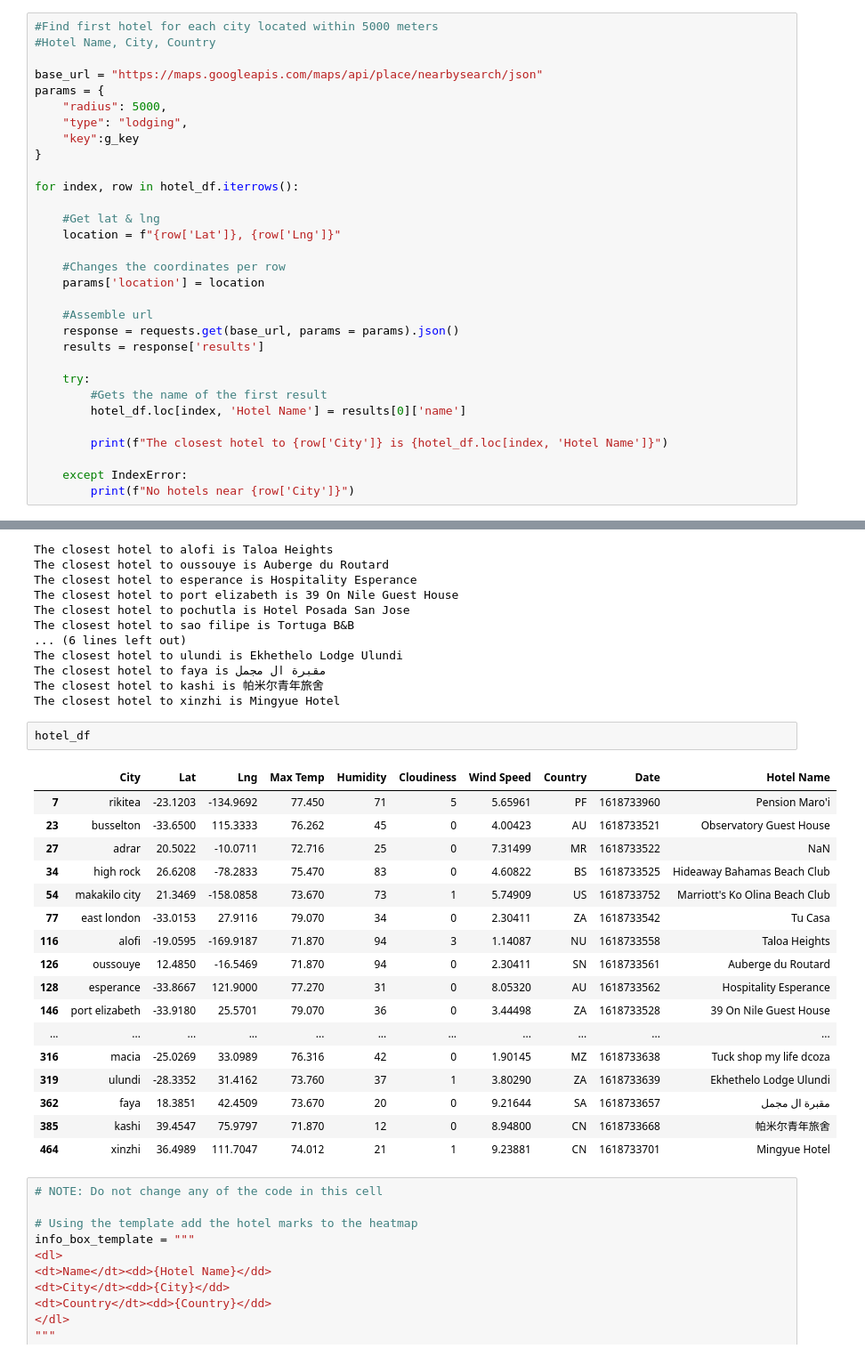
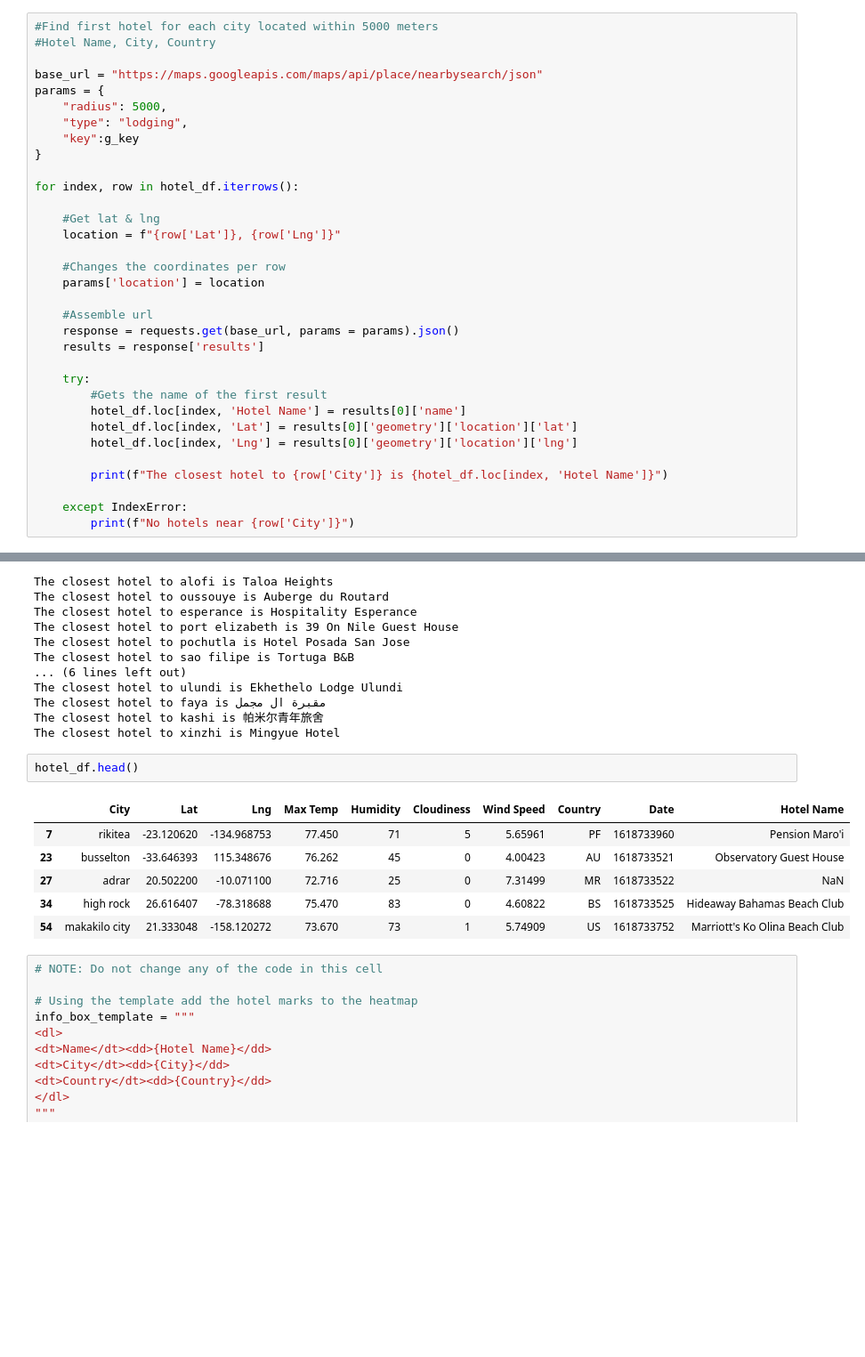
Before and after one commit to carmelamonis/python-api-challenge, a Jupyter notebook: VacationPy/VacationPy.ipynb, the cells around one changed output, grey strips where cells are left out. Shown at 89% size. Saved outputs shown, nothing was run; the diff lists cells and outputs as text; blank space fills up the shorter version.

```diff
--- a/VacationPy/VacationPy.ipynb
+++ b/VacationPy/VacationPy.ipynb
@@ -146,6 +154,8 @@ for index, row in hotel_df.iterrows():
     try:
         #Gets the name of the first result
         hotel_df.loc[index, 'Hotel Name'] = results[0]['name']
+        hotel_df.loc[index, 'Lat'] = results[0]['geometry']['location']['lat']
+        hotel_df.loc[index, 'Lng'] = results[0]['geometry']['location']['lng']
 
         print(f"The closest hotel to {row['City']} is {hotel_df.loc[index, 'Hotel Name']}")
 
@@ -170,25 +180,14 @@ The closest hotel to faya is مقبرة ال مجمل
 The closest hotel to kashi is 帕米尔青年旅舍
 The closest hotel to xinzhi is Mingyue Hotel
 # %%
-hotel_df
+hotel_df.head()
 # %% [output]
 |  | City | Lat | Lng | Max Temp | Humidity | Cloudiness | Wind Speed | Country | Date | Hotel Name |
-| 7 | rikitea | -23.1203 | -134.9692 | 77.450 | 71 | 5 | 5.65961 | PF | 1618733960 | Pension Maro'i |
-| 23 | busselton | -33.6500 | 115.3333 | 76.262 | 45 | 0 | 4.00423 | AU | 1618733521 | Observatory Guest House |
-| 27 | adrar | 20.5022 | -10.0711 | 72.716 | 25 | 0 | 7.31499 | MR | 1618733522 | NaN |
-| 34 | high rock | 26.6208 | -78.2833 | 75.470 | 83 | 0 | 4.60822 | BS | 1618733525 | Hideaway Bahamas Beach Club |
-| 54 | makakilo city | 21.3469 | -158.0858 | 73.670 | 73 | 1 | 5.74909 | US | 1618733752 | Marriott's Ko Olina Beach Club |
-| 77 | east london | -33.0153 | 27.9116 | 79.070 | 34 | 0 | 2.30411 | ZA | 1618733542 | Tu Casa |
-| 116 | alofi | -19.0595 | -169.9187 | 71.870 | 94 | 3 | 1.14087 | NU | 1618733558 | Taloa Heights |
-| 126 | oussouye | 12.4850 | -16.5469 | 71.870 | 94 | 0 | 2.30411 | SN | 1618733561 | Auberge du Routard |
-| 128 | esperance | -33.8667 | 121.9000 | 77.270 | 31 | 0 | 8.05320 | AU | 1618733562 | Hospitality Esperance |
-| 146 | port elizabeth | -33.9180 | 25.5701 | 79.070 | 36 | 0 | 3.44498 | ZA | 1618733528 | 39 On Nile Guest House |
-| ... | ... | ... | ... | ... | ... | ... | ... | ... | ... | ... |
-| 316 | macia | -25.0269 | 33.0989 | 76.316 | 42 | 0 | 1.90145 | MZ | 1618733638 | Tuck shop my life dcoza |
-| 319 | ulundi | -28.3352 | 31.4162 | 73.760 | 37 | 1 | 3.80290 | ZA | 1618733639 | Ekhethelo Lodge Ulundi |
-| 362 | faya | 18.3851 | 42.4509 | 73.670 | 20 | 0 | 9.21644 | SA | 1618733657 | مقبرة ال مجمل |
-| 385 | kashi | 39.4547 | 75.9797 | 71.870 | 12 | 0 | 8.94800 | CN | 1618733668 | 帕米尔青年旅舍 |
-| 464 | xinzhi | 36.4989 | 111.7047 | 74.012 | 21 | 1 | 9.23881 | CN | 1618733701 | Mingyue Hotel |
+| 7 | rikitea | -23.120620 | -134.968753 | 77.450 | 71 | 5 | 5.65961 | PF | 1618733960 | Pension Maro'i |
+| 23 | busselton | -33.646393 | 115.348676 | 76.262 | 45 | 0 | 4.00423 | AU | 1618733521 | Observatory Guest House |
+| 27 | adrar | 20.502200 | -10.071100 | 72.716 | 25 | 0 | 7.31499 | MR | 1618733522 | NaN |
+| 34 | high rock | 26.616407 | -78.318688 | 75.470 | 83 | 0 | 4.60822 | BS | 1618733525 | Hideaway Bahamas Beach Club |
+| 54 | makakilo city | 21.333048 | -158.120272 | 73.670 | 73 | 1 | 5.74909 | US | 1618733752 | Marriott's Ko Olina Beach Club |
 # %%
 # NOTE: Do not change any of the code in this cell
 
```
Also changed, not shown: parts of 3 cells of this notebook, 2 other files.
